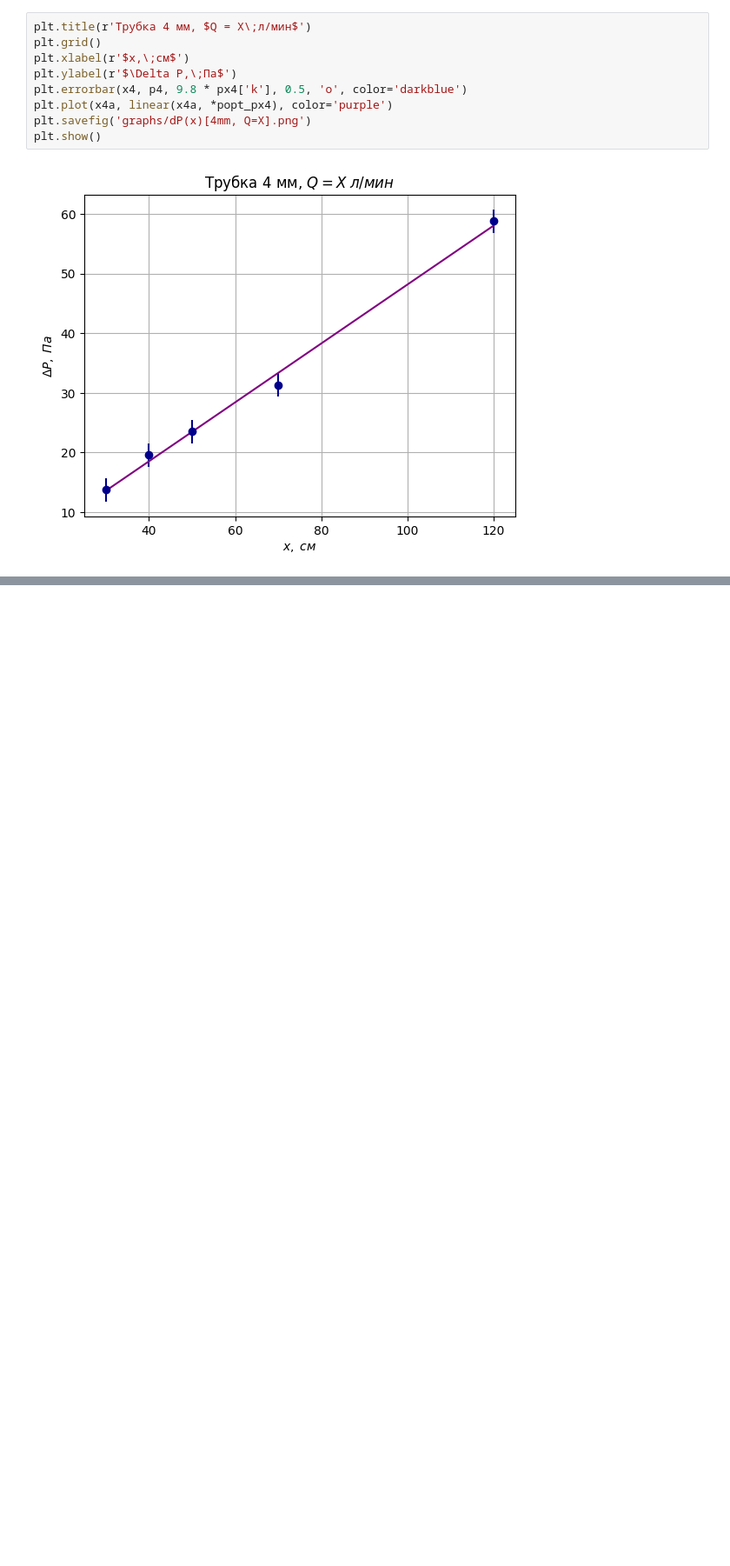
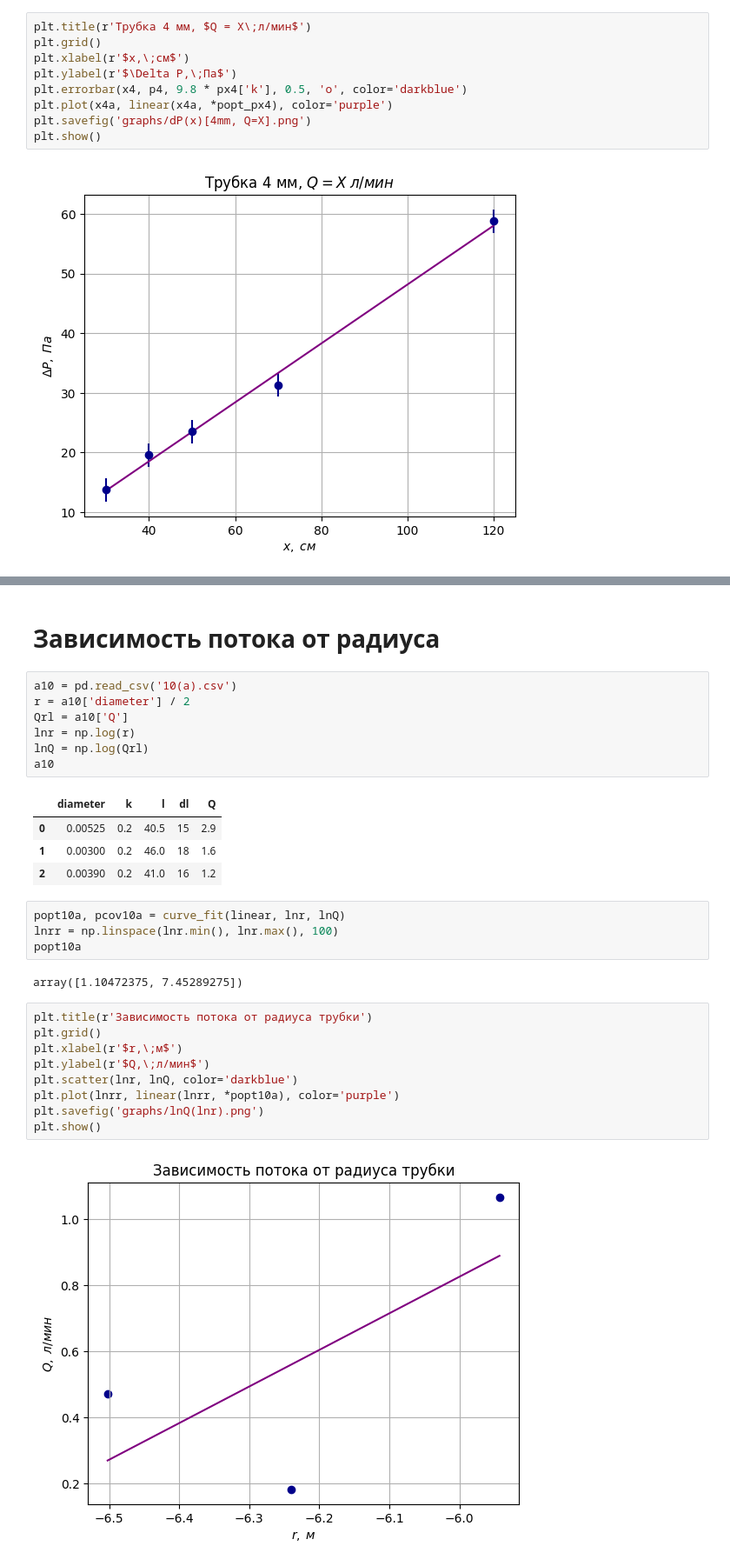
Before and after one commit to TimBelinskii/PhysicsLabs, a Jupyter notebook: II семестр/1.3.3/processing.ipynb, the cells around one changed output, grey strips where cells are left out. Shown at 87% size. Saved outputs shown, nothing was run; the diff lists cells and outputs as text; blank space fills up the shorter version.

```diff
--- a/II семестр/1.3.3/processing.ipynb
+++ b/II семестр/1.3.3/processing.ipynb
@@ -249,0 +254,31 @@ plt.show()
+# %% [markdown]
+# Зависимость потока от радиуса
+# %%
+a10 = pd.read_csv('10(a).csv')
+r = a10['diameter'] / 2
+Qrl = a10['Q']
+lnr = np.log(r)
+lnQ = np.log(Qrl)
+a10
+# %% [output]
+|  | diameter | k | l | dl | Q |
+| 0 | 0.00525 | 0.2 | 40.5 | 15 | 2.9 |
+| 1 | 0.00300 | 0.2 | 46.0 | 18 | 1.6 |
+| 2 | 0.00390 | 0.2 | 41.0 | 16 | 1.2 |
+# %%
+popt10a, pcov10a = curve_fit(linear, lnr, lnQ)
+lnrr = np.linspace(lnr.min(), lnr.max(), 100)
+popt10a
+# %% [output]
+array([1.10472375, 7.45289275])
+# %%
+plt.title(r'Зависимость потока от радиуса трубки')
+plt.grid()
+plt.xlabel(r'$r,\;м$')
+plt.ylabel(r'$Q,\;л/мин$')
+plt.scatter(lnr, lnQ, color='darkblue')
+plt.plot(lnrr, linear(lnrr, *popt10a), color='purple')
+plt.savefig('graphs/lnQ(lnr).png')
+plt.show()
+# %% [output]
+[figure, added]
```
Also changed, not shown: parts of 7 cells of this notebook.
